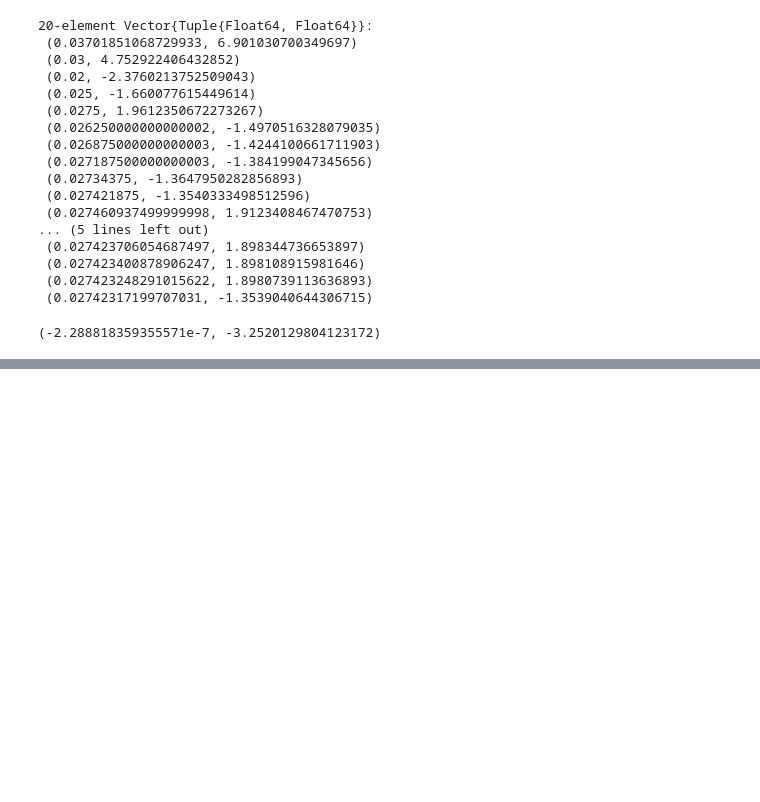
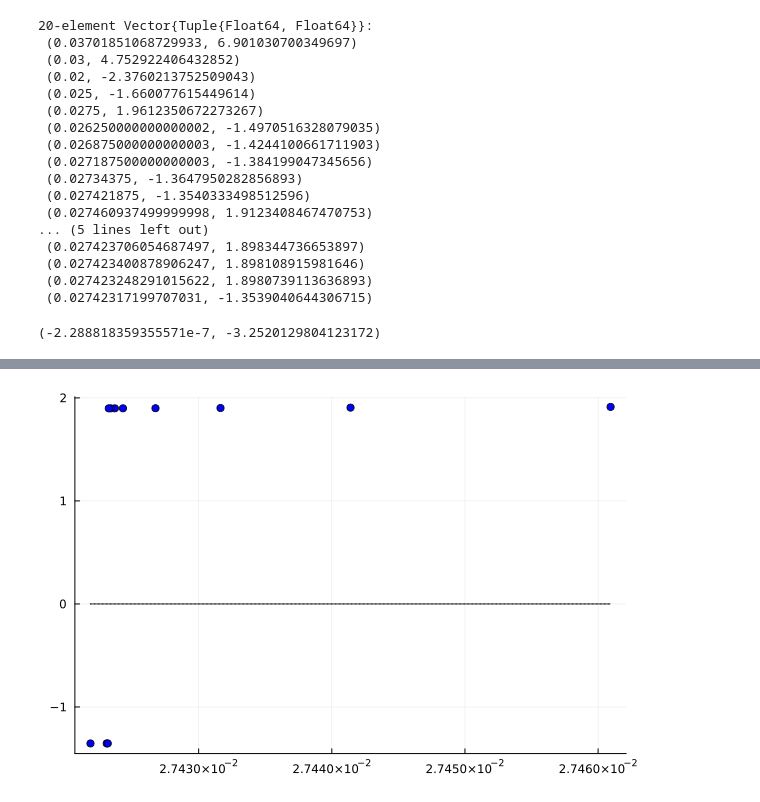
Before and after one commit to AndrewLyasoff/heterogeneous-models, a Jupyter notebook: post-run-RMT-ch18.ipynb, the cells around one changed output, grey strips where cells are left out. Saved outputs shown, nothing was run; the diff lists cells and outputs as text; code cells hidden in the pictures; blank space fills up the shorter version.

```diff
--- a/post-run-RMT-ch18.ipynb
+++ b/post-run-RMT-ch18.ipynb
@@ -113,0 +114,10 @@ end
+# %%
+# the right plot in Figure 2 in [SATEA]
+begin
+    lvl=(minimum(A2[10:end]):0.0000001:maximum(A2[10:end]));
+    lvl0=[0.0 for x in lvl];
+    plot(A2[10:end],B2[10:end],seriestype=:scatter, mc=:blue, label="")
+    plot!(lvl,lvl0,seriestype=:scatter, ms=0.75, mc=:black, label="")
+end
+# %% [output]
+[figure, added]
```
Also changed, not shown: parts of 1 cell of this notebook.
